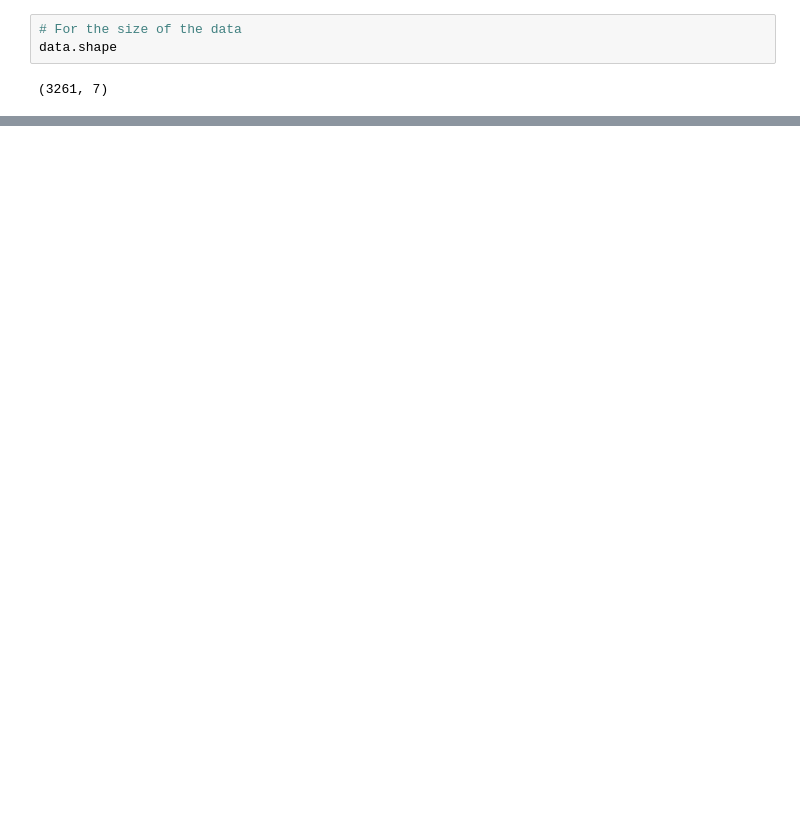
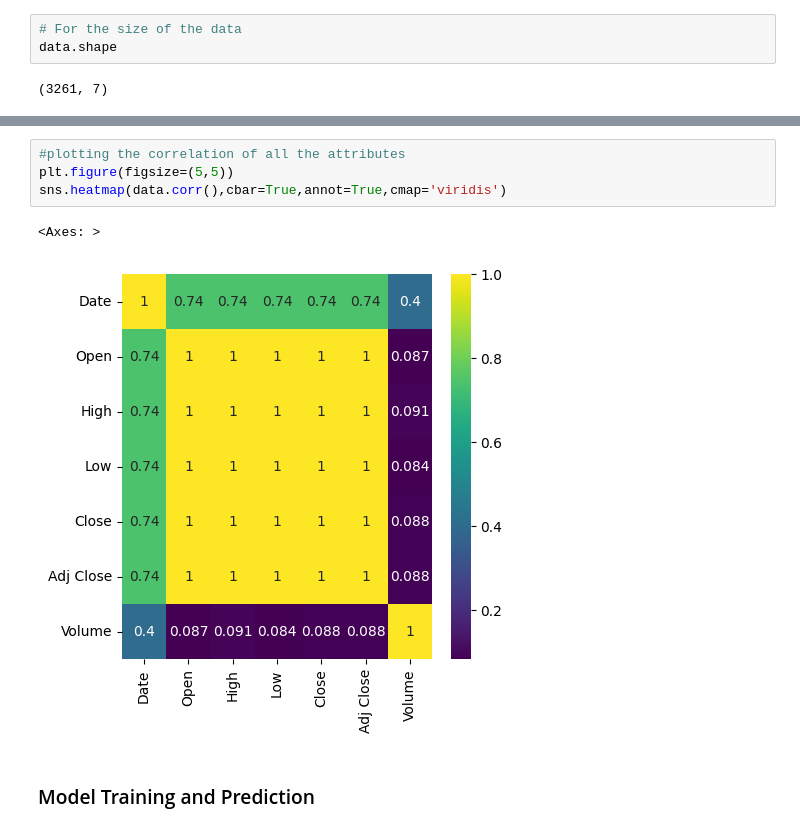
Before and after one commit to kinged0043/PremierProject1, a Jupyter notebook: projectnotebook.ipynb, the cells around one changed output, grey strips where cells are left out. Saved outputs shown, nothing was run; the diff lists cells and outputs as text; blank space fills up the shorter version.

```diff
--- a/projectnotebook.ipynb
+++ b/projectnotebook.ipynb
@@ -97,0 +159,9 @@ data.shape
+# %%
+#plotting the correlation of all the attributes
+plt.figure(figsize=(5,5))
+sns.heatmap(data.corr(),cbar=True,annot=True,cmap='viridis')
+# %% [output]
+<Axes: >
+[figure, added]
+# %% [markdown]
+### Model Training and Prediction
```
Also changed, not shown: parts of 61 cells of this notebook, 1 other file.
